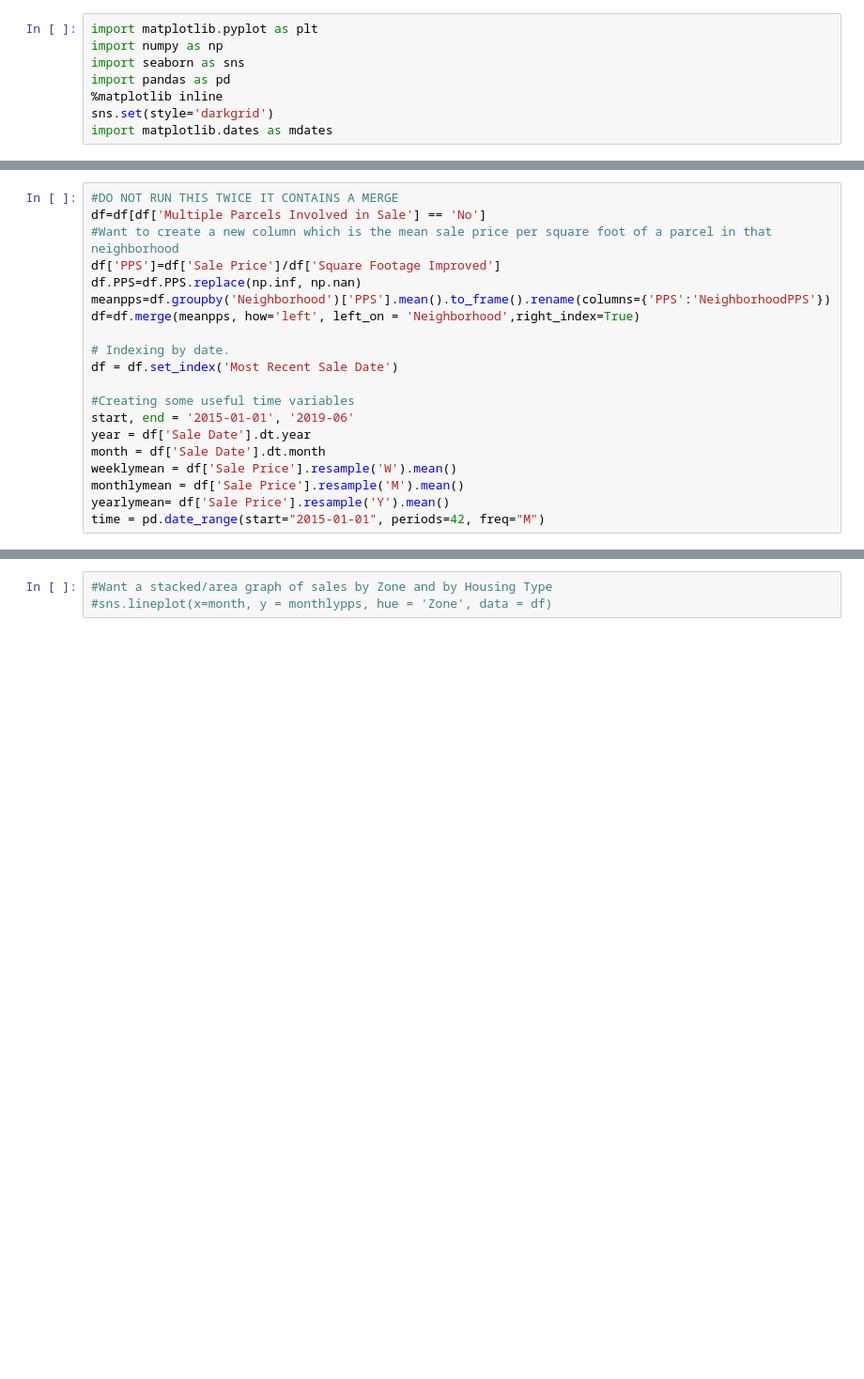
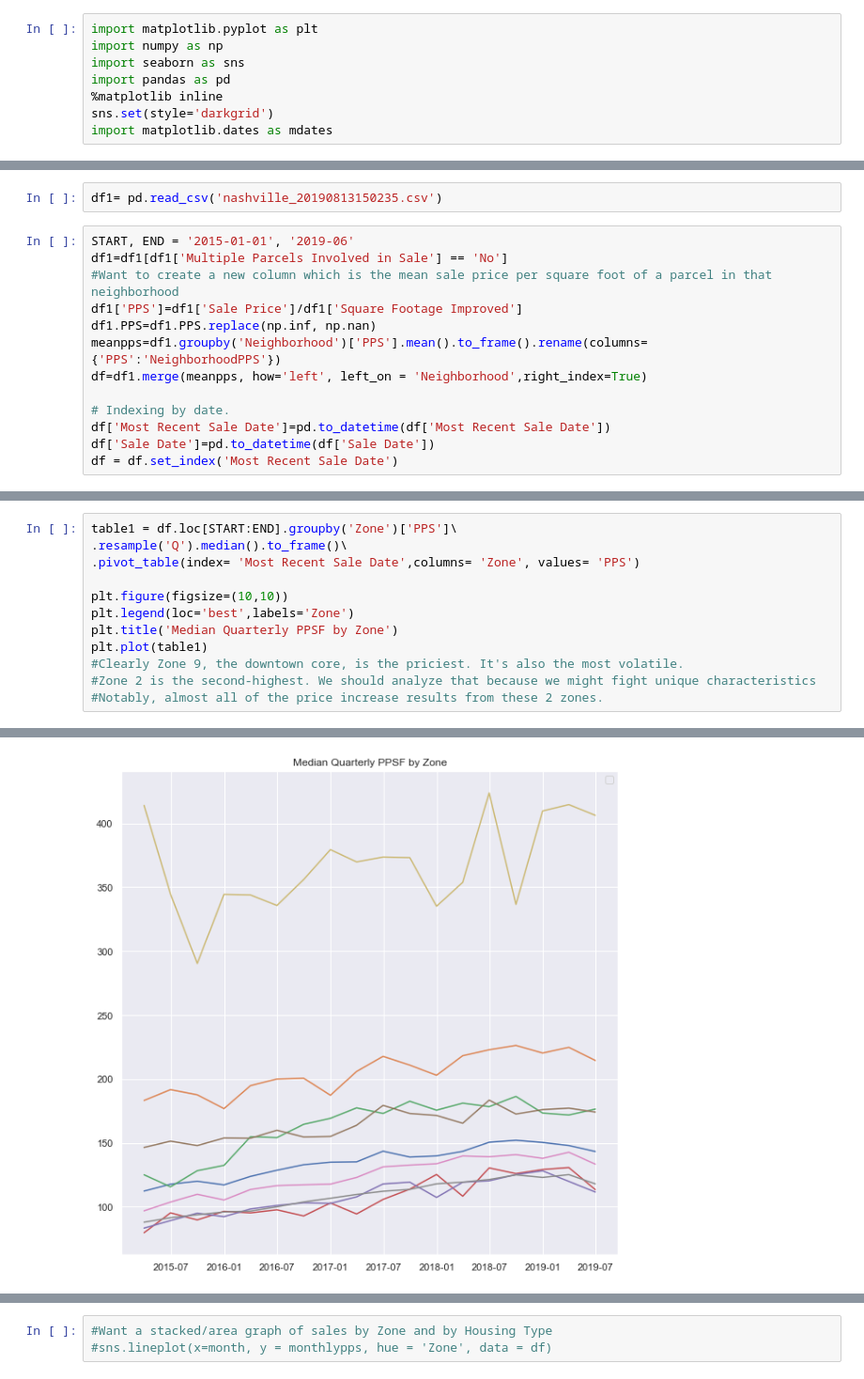
Before and after one commit to drewlehe/Nashville, a Jupyter notebook: TimeSeries.ipynb, the cells around one changed output, grey strips where cells are left out. Shown at 94% size. Drawn from its saved outputs; the diff is of its cells as text; blank space fills up the shorter version.

Commit message:
A little more time series work

```diff
--- a/TimeSeries.ipynb
+++ b/TimeSeries.ipynb
@@ -25,20 +23,15 @@ TypeError: Only booleans, lists, and dictionaries are accepted for the 'parse_da
+# %%
+df1= pd.read_csv('nashville_20190813150235.csv')
 # %%
-#DO NOT RUN THIS TWICE IT CONTAINS A MERGE
-df=df[df['Multiple Parcels Involved in Sale'] == 'No']
+START, END = '2015-01-01', '2019-06'
+df1=df1[df1['Multiple Parcels Involved in Sale'] == 'No']
 #Want to create a new column which is the mean sale price per square foot of a parcel in that neighborhood
-df['PPS']=df['Sale Price']/df['Square Footage Improved']
-df.PPS=df.PPS.replace(np.inf, np.nan)
-meanpps=df.groupby('Neighborhood')['PPS'].mean().to_frame().rename(columns={'PPS':'NeighborhoodPPS'})
-df=df.merge(meanpps, how='left', left_on = 'Neighborhood',right_index=True)
+df1['PPS']=df1['Sale Price']/df1['Square Footage Improved']
+df1.PPS=df1.PPS.replace(np.inf, np.nan)
+meanpps=df1.groupby('Neighborhood')['PPS'].mean().to_frame().rename(columns={'PPS':'NeighborhoodPPS'})
+df=df1.merge(meanpps, how='left', left_on = 'Neighborhood',right_index=True)
 
 # Indexing by date.
+df['Most Recent Sale Date']=pd.to_datetime(df['Most Recent Sale Date'])
+df['Sale Date']=pd.to_datetime(df['Sale Date'])
 df = df.set_index('Most Recent Sale Date')
-
-#Creating some useful time variables
-start, end = '2015-01-01', '2019-06'
-year = df['Sale Date'].dt.year
-month = df['Sale Date'].dt.month
-weeklymean = df['Sale Price'].resample('W').mean()
-monthlymean = df['Sale Price'].resample('M').mean()
-yearlymean= df['Sale Price'].resample('Y').mean()
-time = pd.date_range(start="2015-01-01", periods=42, freq="M")
@@ -53,0 +48,13 @@ monthly.head()
+# %%
+table1 = df.loc[START:END].groupby('Zone')['PPS']\
+.resample('Q').median().to_frame()\
+.pivot_table(index= 'Most Recent Sale Date',columns= 'Zone', values= 'PPS')
+
+plt.figure(figsize=(10,10))
+plt.legend(loc='best',labels='Zone')
+plt.title('Median Quarterly PPSF by Zone')
+plt.plot(table1)
+#Clearly Zone 9, the downtown core, is the priciest. It's also the most volatile.
+#Zone 2 is the second-highest. We should analyze that because we might fight unique characteristics
+#Notably, almost all of the price increase results from these 2 zones.
+# %% [output]
@@ -53,0 +70 @@ monthly.head()
+[figure, added]
```
Also changed, not shown: parts of 25 cells of this notebook.
